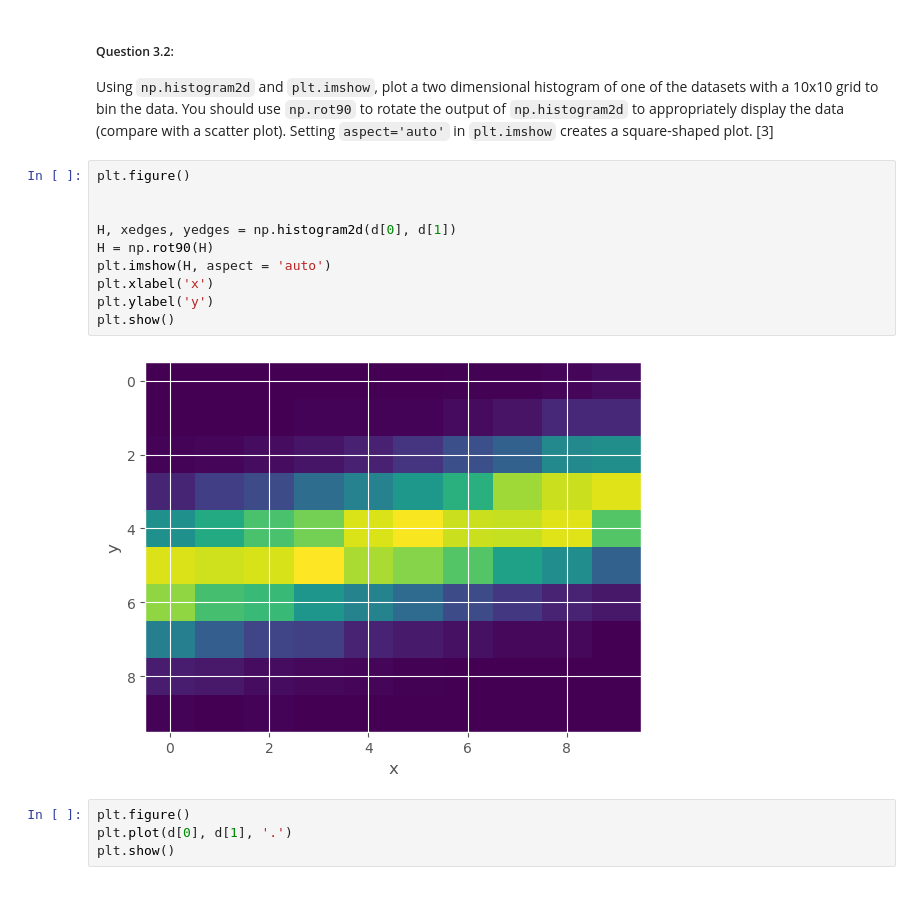
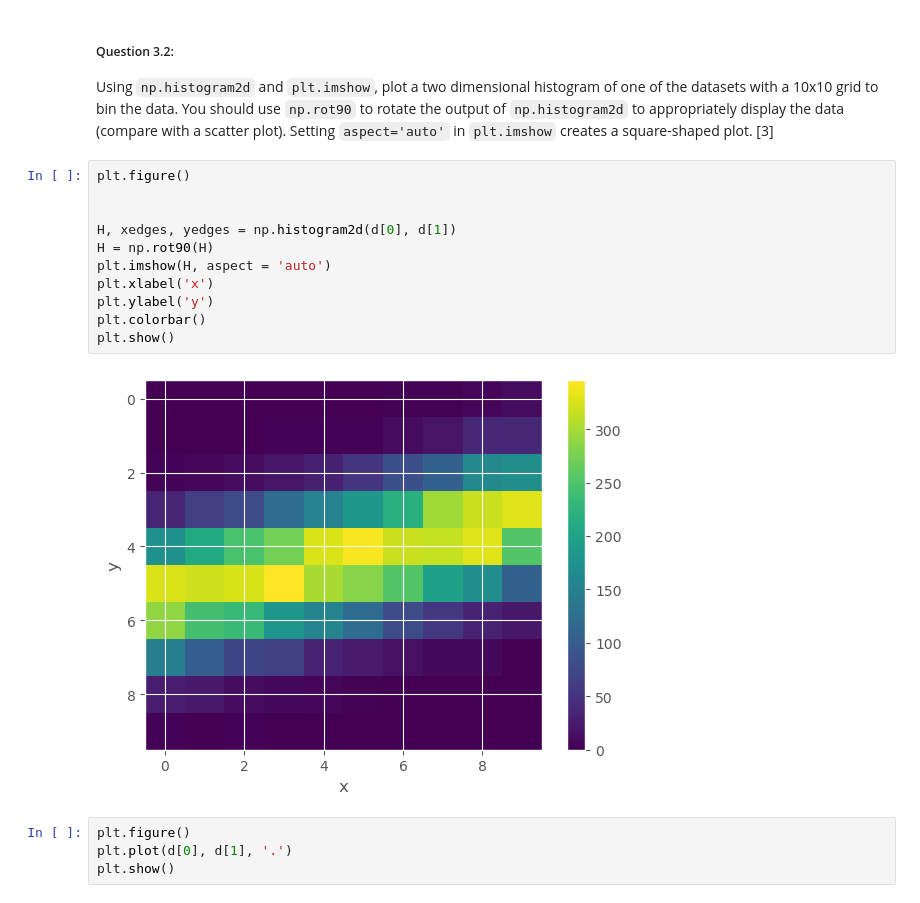
Before and after one commit to B218088-2022/PSB_2023, a Jupyter notebook: ICA1/assignment1.ipynb, the cells around one changed output. Cells and saved outputs as stored; diff of their text form.

```diff
--- a/ICA1/assignment1.ipynb
+++ b/ICA1/assignment1.ipynb
@@ -209,15 +209,16 @@ Using `np.histogram2d` and `plt.imshow`, plot a two dimensional histogram of one
 # %%
 plt.figure()
 
 
 H, xedges, yedges = np.histogram2d(d[0], d[1])
 H = np.rot90(H)
 plt.imshow(H, aspect = 'auto')
 plt.xlabel('x')
 plt.ylabel('y')
+plt.colorbar()
 plt.show()
 # %% [output]
-[figure, old version]
+[figure, new version]
 # %%
 plt.figure()
 plt.plot(d[0], d[1], '.')
```
Also changed, not shown: 4 other files.
